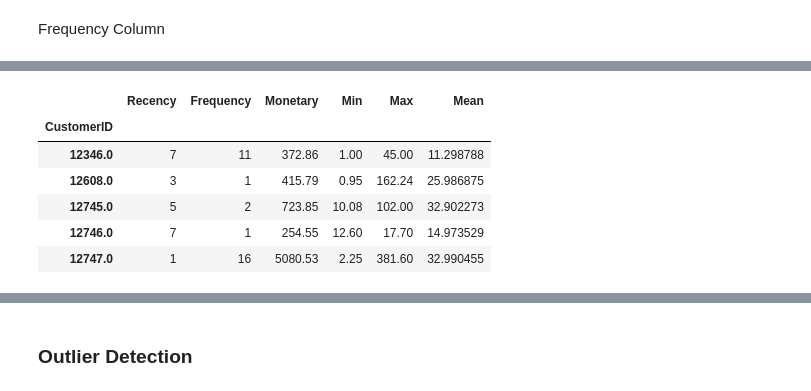
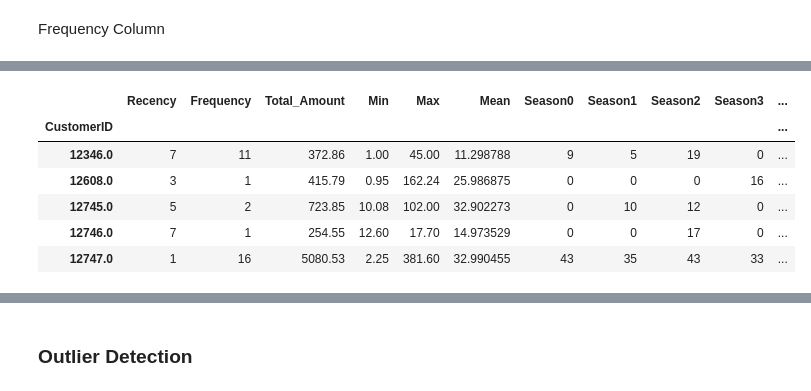
Before and after one commit to JoshWacks/ACMLProject, a Jupyter notebook: ACML_Project.ipynb, the cells around one changed output, grey strips where cells are left out. Saved outputs shown, nothing was run; the diff lists cells and outputs as text; code cells hidden in the pictures.

```diff
--- a/ACML_Project.ipynb
+++ b/ACML_Project.ipynb
@@ -228,7 +247,6 @@ Separate the variable InvoiceDate into two variables Date and Time. This allows
 # %%
 df['Date'] = df['InvoiceDate'].dt.date
 df['Time'] = df['InvoiceDate'].dt.time
-df.sort_values('CustomerID',inplace=True)
-df.head(33)
+df.head()
 # %% [output]
 |  | Invoice | StockCode | Quantity | Price | InvoiceDate | CustomerID | Country | Amount | Date | Time |
@@ -272,0 +312,7 @@ Sort out the dataset by Postcode and create three essential aggregated variables
+# %%
+season_arr = ["Season0","Season1","Season2","Season3"]
+season_arr_total = ["Season0Total","Season1Total","Season2Total","Season3Total"]
+
+
+for sn,head in zip(season_arr,season_arr_total):
+    df[head] = df.groupby('CustomerID')[sn].transform('sum')
@@ -272,0 +337,2 @@ Sort out the dataset by Postcode and create three essential aggregated variables
+# %%
+df.drop(columns=season_arr,inplace=True)
@@ -275,10 +343,5 @@ Monetary Column
 # %%
-df['Monetary'] = df.groupby('CustomerID')['Amount'].transform('sum')
+df['Total_Amount'] = df.groupby('CustomerID')['Amount'].transform('sum')
 df['Min'] = df.groupby('CustomerID')['Amount'].transform('min')
 df['Max'] = df.groupby('CustomerID')['Amount'].transform('max')
 df['Avg'] = df.groupby('CustomerID')['Amount'].transform('mean')
-
-df.tail(50)
-
-
-# df.head()
@@ -361,17 +364,25 @@ Name: 0, Length: 3969, dtype: int64
 # %%
-mon =  df.groupby(['CustomerID'])['Monetary'].unique().astype(float)
+mon =  df.groupby(['CustomerID'])['Total_Amount'].unique().astype(float)
 min =  df.groupby(['CustomerID'])['Min'].unique().astype(float)
 max =  df.groupby(['CustomerID'])['Max'].unique().astype(float)
 mean =  df.groupby(['CustomerID'])['Avg'].unique().astype(float)
 
-df_new = pd.DataFrame({'Recency':res,'Frequency':freq[0],'Monetary':mon,'Min':min,'Max':max,'Mean':mean})
+season0 = df.groupby(['CustomerID'])['Season0Total'].unique().astype(int)
+season1 = df.groupby(['CustomerID'])['Season1Total'].unique().astype(int)
+season2 = df.groupby(['CustomerID'])['Season2Total'].unique().astype(int)
+season3 = df.groupby(['CustomerID'])['Season3Total'].unique().astype(int)
+
+
+df_new = pd.DataFrame({'Recency':res,'Frequency':freq[0],'Total_Amount':mon,
+                       'Min':min,'Max':max,'Mean':mean,
+                       'Season0':season0,'Season1':season1,'Season2':season2,'Season3':season3})
+df_new['popular_season'] = df_new[['Season0','Season1','Season2','Season3']].idxmax(axis =1)
 df_new.head()
-# print(df_new.info())
 # %% [output]
-|  | Recency | Frequency | Monetary | Min | Max | Mean |
-| CustomerID |  |  |  |  |  |  |
-| 12346.0 | 7 | 11 | 372.86 | 1.00 | 45.00 | 11.298788 |
-| 12608.0 | 3 | 1 | 415.79 | 0.95 | 162.24 | 25.986875 |
-| 12745.0 | 5 | 2 | 723.85 | 10.08 | 102.00 | 32.902273 |
-| 12746.0 | 7 | 1 | 254.55 | 12.60 | 17.70 | 14.973529 |
-| 12747.0 | 1 | 16 | 5080.53 | 2.25 | 381.60 | 32.990455 |
+|  | Recency | Frequency | Total_Amount | Min | Max | Mean | Season0 | Season1 | Season2 | Season3 | ... |
+| CustomerID |  |  |  |  |  |  |  |  |  |  | ... |
+| 12346.0 | 7 | 11 | 372.86 | 1.00 | 45.00 | 11.298788 | 9 | 5 | 19 | 0 | ... |
+| 12608.0 | 3 | 1 | 415.79 | 0.95 | 162.24 | 25.986875 | 0 | 0 | 0 | 16 | ... |
+| 12745.0 | 5 | 2 | 723.85 | 10.08 | 102.00 | 32.902273 | 0 | 10 | 12 | 0 | ... |
+| 12746.0 | 7 | 1 | 254.55 | 12.60 | 17.70 | 14.973529 | 0 | 0 | 17 | 0 | ... |
+| 12747.0 | 1 | 16 | 5080.53 | 2.25 | 381.60 | 32.990455 | 43 | 35 | 43 | 33 | ... |
```
Also changed, not shown: parts of 33 cells of this notebook.
